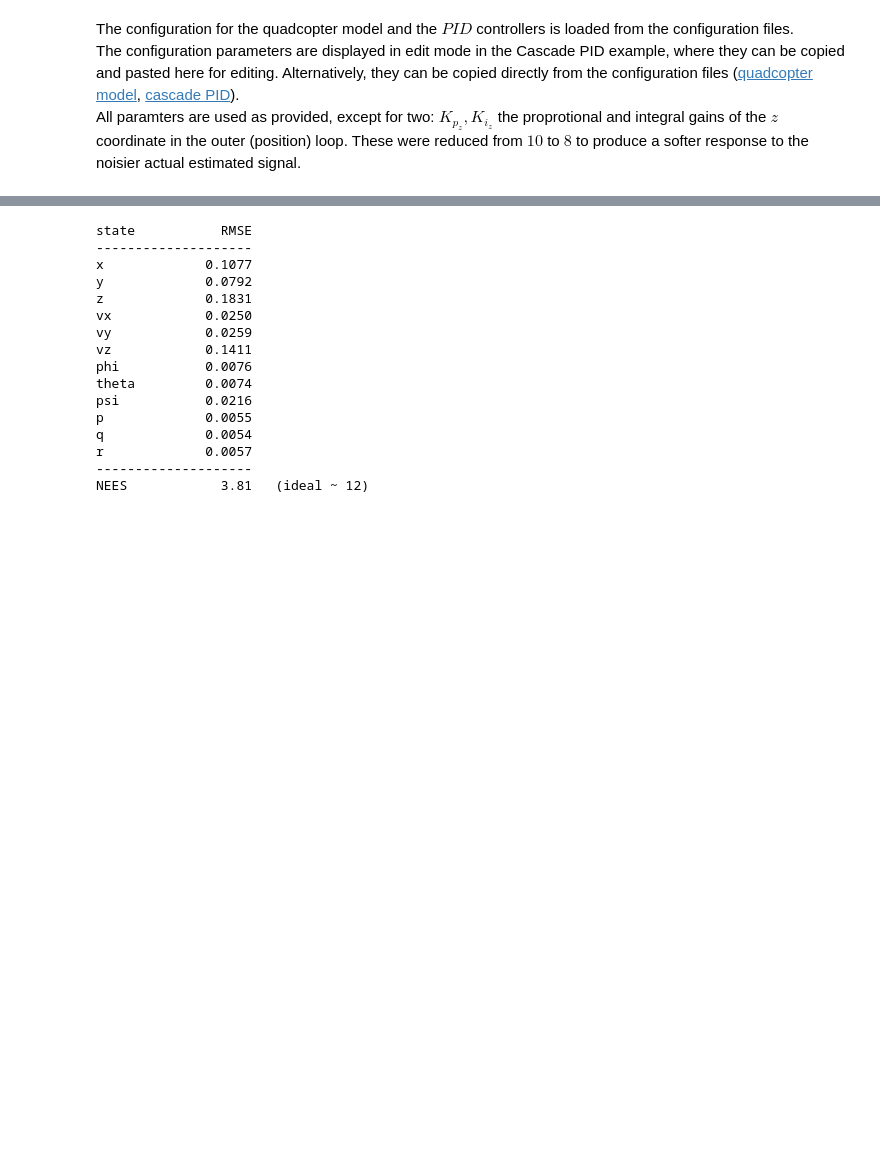
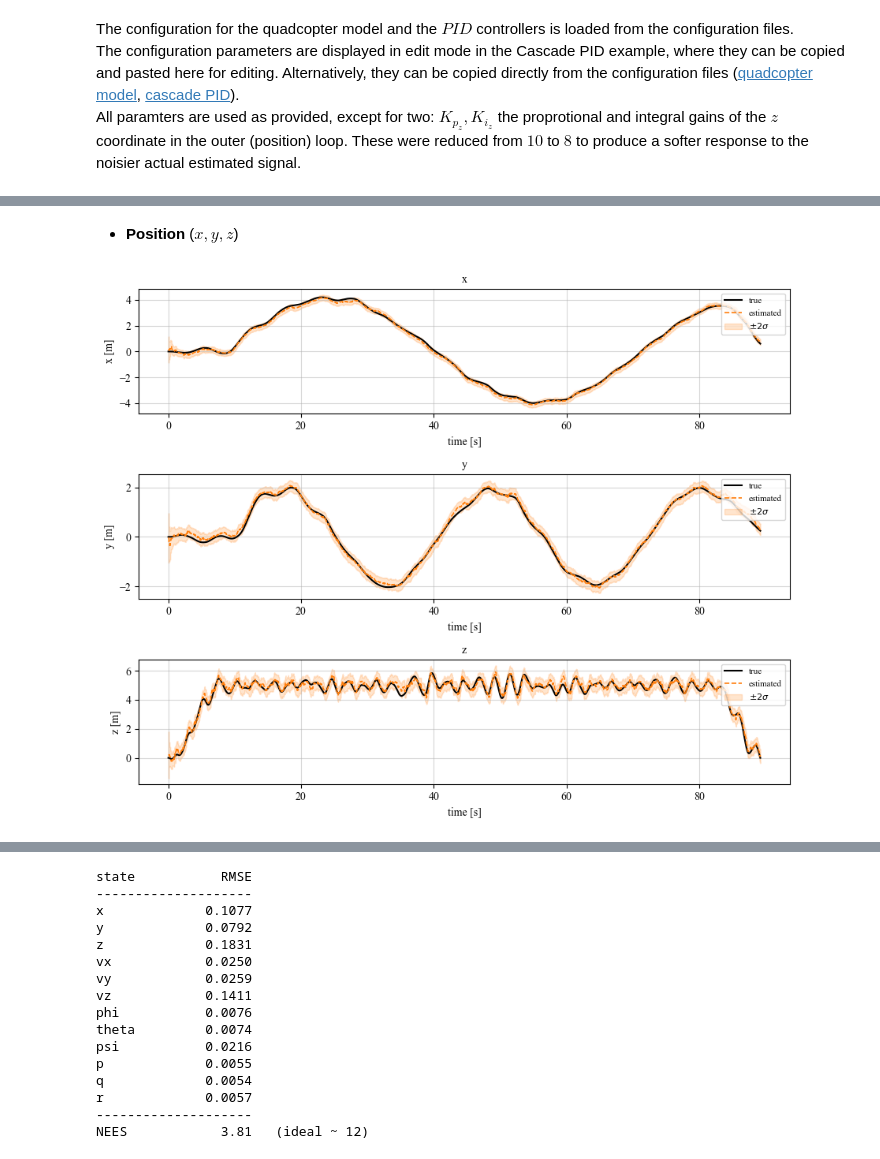
Before and after one commit to C4dynamics/c4dynamics, a Jupyter notebook: docs/source/programs/ekf_estimation/quad_ekf.ipynb, the cells around one changed output, grey strips where cells are left out. Saved outputs shown, nothing was run; the diff lists cells and outputs as text; code cells hidden in the pictures; blank space fills up the shorter version.

```diff
--- a/docs/source/programs/ekf_estimation/quad_ekf.ipynb
+++ b/docs/source/programs/ekf_estimation/quad_ekf.ipynb
@@ -700,0 +688,7 @@ fig = quad_ekf.plot_dashboard(truth, est, config)
+# %% [markdown]
+- **Position** ($x,y,z$)
+# %%
+# Position channel: inertial coordinates vs. time, true vs. estimated (+-2 sigma).
+quad_ekf.plot_estimation(truth, est, diag, states=('x', 'y', 'z'), show_nees=False);
+# %% [output]
+[figure, added]
```
Also changed, not shown: parts of 32 cells of this notebook, 1 other file.
